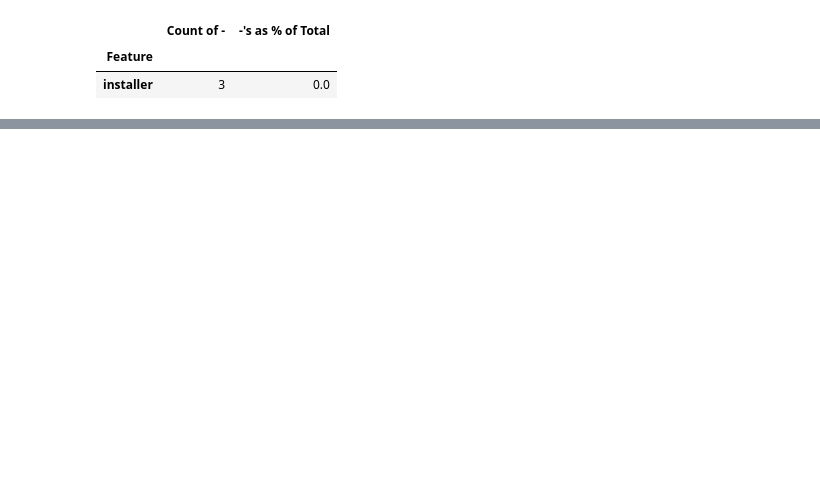
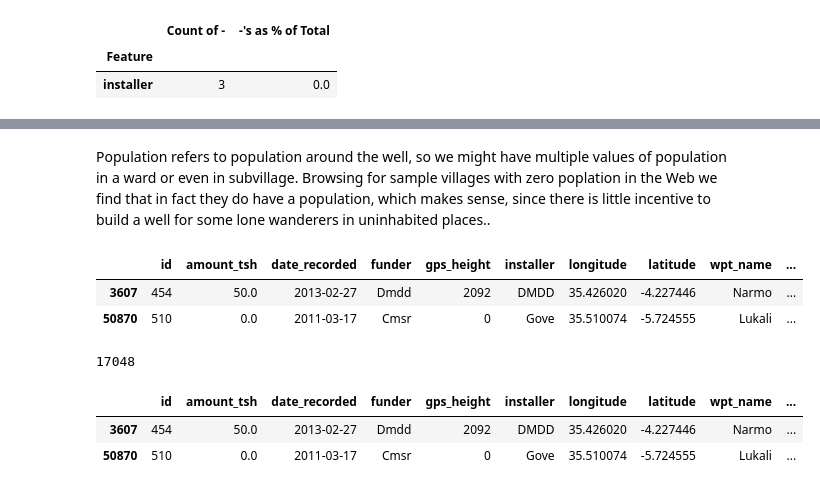
Before and after one commit to KCristopher/drivendata_competitions, a Jupyter notebook: data_mining_water_table/pump_water.ipynb, the cells around one changed output, grey strips where cells are left out. Drawn from its saved outputs; the diff is of its cells as text; code cells hidden in the pictures; blank space fills up the shorter version.

```diff
--- a/data_mining_water_table/pump_water.ipynb
+++ b/data_mining_water_table/pump_water.ipynb
@@ -367,0 +410,2 @@ for z in zero_values_per_feature.index :
+# %%
+X_train.loc[ : , 'exact_location'] = [(long, lat) for long, lat in zip(X_train.longitude, X_train.latitude)]
@@ -368 +462,21 @@ for z in zero_values_per_feature.index :
+# %% [markdown]
+Population refers to population around the well, so we might have multiple values of population in a ward or even in subvillage. Browsing for sample villages with zero poplation in the Web we find that in fact they do have a population, which makes sense, since there is little incentive to build a well for some lone wanderers in uninhabited places..
+# %%
+X_train.loc[X_train.population == 0, 'population'] = np.nan
+# %%
+X_train.head(2)
+# %% [output]
+|  | id | amount_tsh | date_recorded | funder | gps_height | installer | longitude | latitude | wpt_name | ... |
+| 3607 | 454 | 50.0 | 2013-02-27 | Dmdd | 2092 | DMDD | 35.426020 | -4.227446 | Narmo | ... |
+| 50870 | 510 | 0.0 | 2011-03-17 | Cmsr | 0 | Gove | 35.510074 | -5.724555 | Lukali | ... |
+# %%
+X_train.population.isnull().sum()
+# %% [output]
+17048
+# %%
+X_train.head(2)
+# %% [output]
+|  | id | amount_tsh | date_recorded | funder | gps_height | installer | longitude | latitude | wpt_name | ... |
+| 3607 | 454 | 50.0 | 2013-02-27 | Dmdd | 2092 | DMDD | 35.426020 | -4.227446 | Narmo | ... |
+| 50870 | 510 | 0.0 | 2011-03-17 | Cmsr | 0 | Gove | 35.510074 | -5.724555 | Lukali | ... |
 # %%
```
Also changed, not shown: parts of 33 cells of this notebook.
